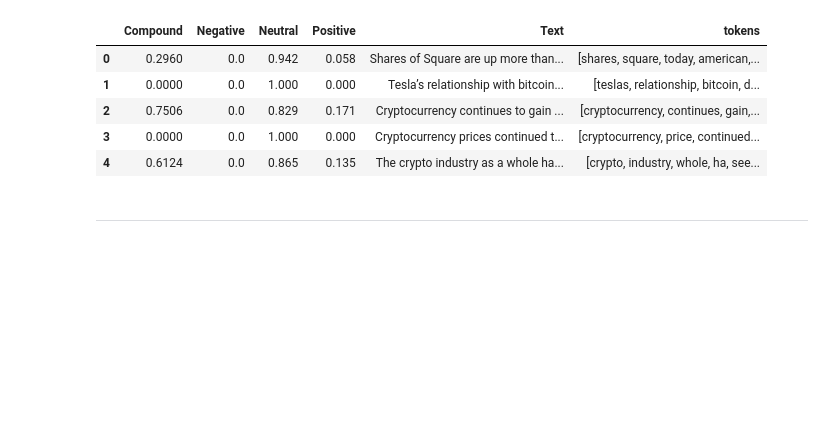
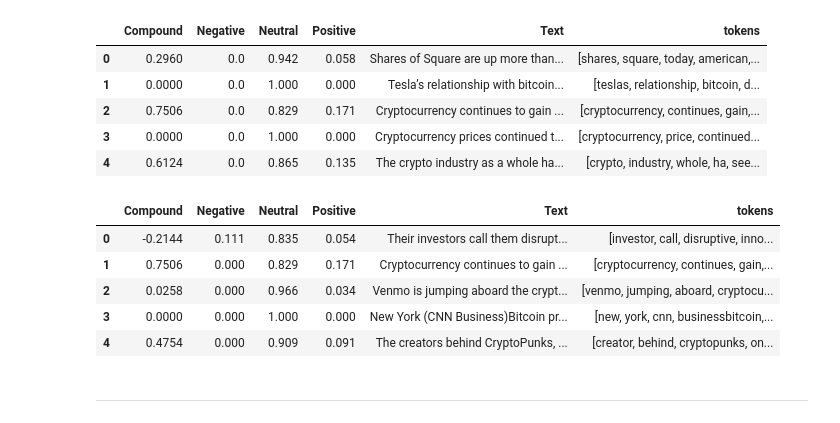
Before and after one commit to JacobJ215/Crypto-Sentiment, a Jupyter notebook: crypto_sentiment.ipynb, the cells around one changed output. Saved outputs shown, nothing was run; the diff lists cells and outputs as text; code cells hidden in the pictures; blank space fills up the shorter version.

```diff
--- a/crypto_sentiment.ipynb
+++ b/crypto_sentiment.ipynb
@@ -244,6 +244,15 @@ btc_df.head()
 # %%
 # Create a new tokens column for Ethereum
 # YOUR CODE HERE!
+eth_df['tokens'] = eth_df['Text'].apply(tokenizer)
+eth_df.head()
+# %% [output]
+|  | Compound | Negative | Neutral | Positive | Text | tokens |
+| 0 | -0.2144 | 0.111 | 0.835 | 0.054 | Their investors call them disrupt... | [investor, call, disruptive, inno... |
+| 1 | 0.7506 | 0.000 | 0.829 | 0.171 | Cryptocurrency continues to gain ... | [cryptocurrency, continues, gain,... |
+| 2 | 0.0258 | 0.000 | 0.966 | 0.034 | Venmo is jumping aboard the crypt... | [venmo, jumping, aboard, cryptocu... |
+| 3 | 0.0000 | 0.000 | 1.000 | 0.000 | New York (CNN Business)Bitcoin pr... | [new, york, cnn, businessbitcoin,... |
+| 4 | 0.4754 | 0.000 | 0.909 | 0.091 | The creators behind CryptoPunks, ... | [creator, behind, cryptopunks, on... |
 # %% [markdown]
 ---
 # %% [markdown]
```
Also changed, not shown: parts of 8 cells of this notebook.
